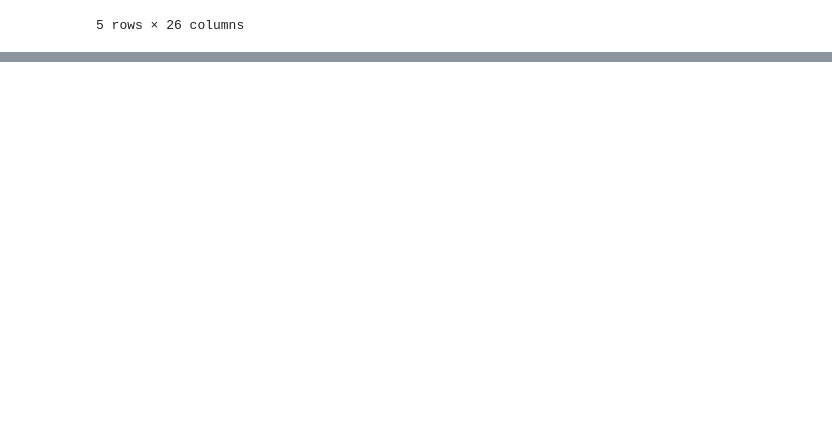
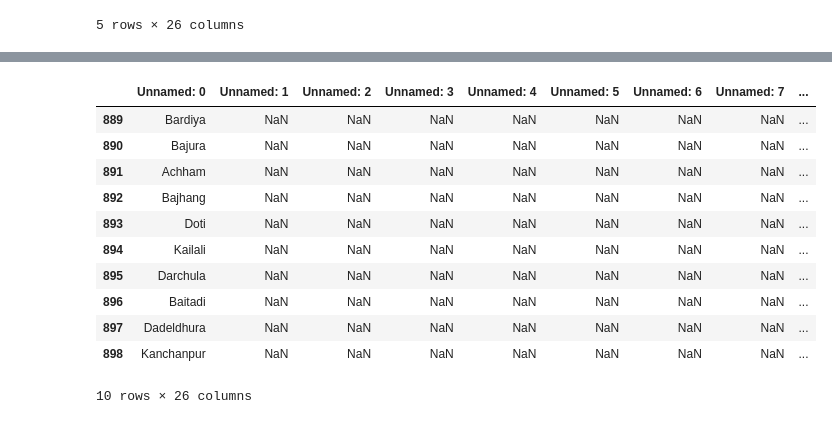
Before and after one commit to 0000Blaze/sajilo-Phone, a Jupyter notebook: data/process.ipynb, the cells around one changed output, grey strips where cells are left out. Drawn from its saved outputs; the diff is of its cells as text; code cells hidden in the pictures; blank space fills up the shorter version.

```diff
--- a/data/process.ipynb
+++ b/data/process.ipynb
@@ -12,0 +48,15 @@ data.head()
+# %%
+data.tail(10)
+# %% [output]
+|  | Unnamed: 0 | Unnamed: 1 | Unnamed: 2 | Unnamed: 3 | Unnamed: 4 | Unnamed: 5 | Unnamed: 6 | Unnamed: 7 | ... |
+| 889 | Bardiya | NaN | NaN | NaN | NaN | NaN | NaN | NaN | ... |
+| 890 | Bajura | NaN | NaN | NaN | NaN | NaN | NaN | NaN | ... |
+| 891 | Achham | NaN | NaN | NaN | NaN | NaN | NaN | NaN | ... |
+| 892 | Bajhang | NaN | NaN | NaN | NaN | NaN | NaN | NaN | ... |
+| 893 | Doti | NaN | NaN | NaN | NaN | NaN | NaN | NaN | ... |
+| 894 | Kailali | NaN | NaN | NaN | NaN | NaN | NaN | NaN | ... |
+| 895 | Darchula | NaN | NaN | NaN | NaN | NaN | NaN | NaN | ... |
+| 896 | Baitadi | NaN | NaN | NaN | NaN | NaN | NaN | NaN | ... |
+| 897 | Dadeldhura | NaN | NaN | NaN | NaN | NaN | NaN | NaN | ... |
+| 898 | Kanchanpur | NaN | NaN | NaN | NaN | NaN | NaN | NaN | ... |
+10 rows × 26 columns
```
Also changed, not shown: parts of 11 cells of this notebook, 15 other files.
